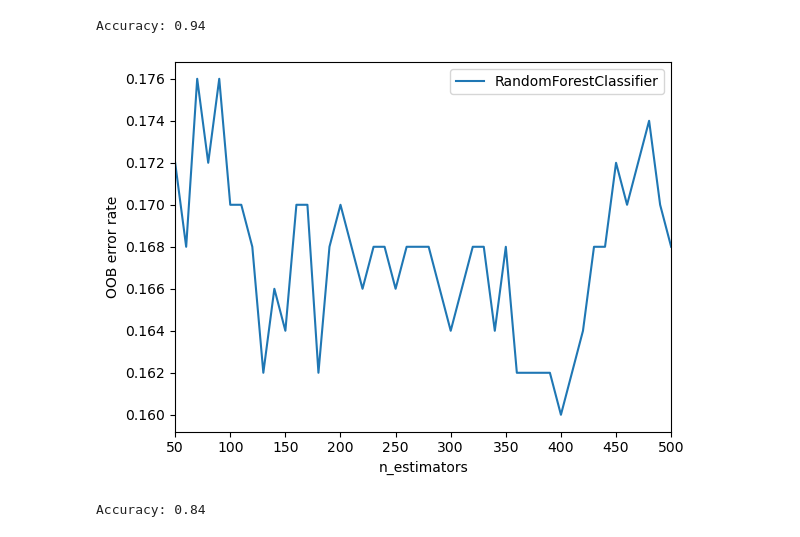
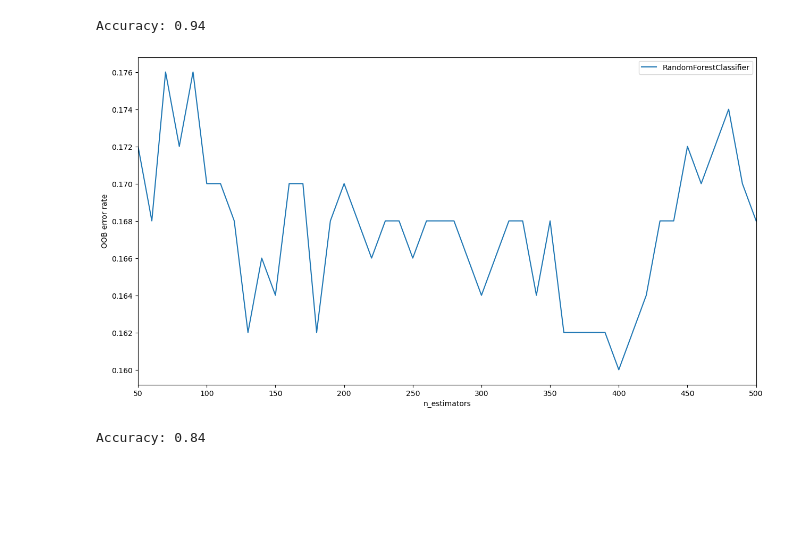
Before and after one commit to riccardo-borgo/Sentiment-Analysis-Amazon, a Jupyter notebook: models.ipynb, the cells around one changed output. Drawn from its saved outputs; the diff is of its cells as text; code cells hidden in the pictures; blank space fills up the shorter version.

```diff
--- a/models.ipynb
+++ b/models.ipynb
@@ -65,35 +65,36 @@ print("Accuracy:", round(accuracy_dt, 5))
 # %% [output]
 Accuracy: 0.94
 # %%
-ensemble_clfs = [
+ensemble_rf = [
     ("RandomForestClassifier", RandomForestClassifier(warm_start=True, oob_score=True, random_state=42))
 ]
 
-error_rate = OrderedDict((label, []) for label, _ in ensemble_clfs)
+error_rate = OrderedDict((label, []) for label, _ in ensemble_rf)
 
 
 min_estimators = 50
 max_estimators = 500
 
-for label, clf in ensemble_clfs:
+for label, rf in ensemble_rf:
     for i in range(min_estimators, max_estimators + 1, 10):
-        clf.set_params(n_estimators=i)
-        clf.fit(X, Y)
-        oob_error = 1 - clf.oob_score_
+        rf.set_params(n_estimators=i)
+        rf.fit(X, Y)
+        oob_error = 1 - rf.oob_score_
         error_rate[label].append((i, oob_error))
 
 
 for label, clf_err in error_rate.items():
-    xs, ys = zip(*clf_err)
+    xs, ys = zip(*clf_err) # unzip the tuple with number of trees and OOB error
+    plt.figure(figsize=(15,8))
     plt.plot(xs, ys, label=label)
 
 plt.xlim(min_estimators, max_estimators)
 plt.xlabel("n_estimators")
 plt.ylabel("OOB error rate")
 plt.legend(loc="upper right")
 plt.show()
 # %% [output]
-[figure, old version]
+[figure, new version]
 # %%
 # Random Forest
 rf = RandomForestClassifier(n_estimators=400, criterion='entropy', warm_start=True, random_state=42)
```
Also changed, not shown: parts of 2 cells of this notebook, 1 other file.
